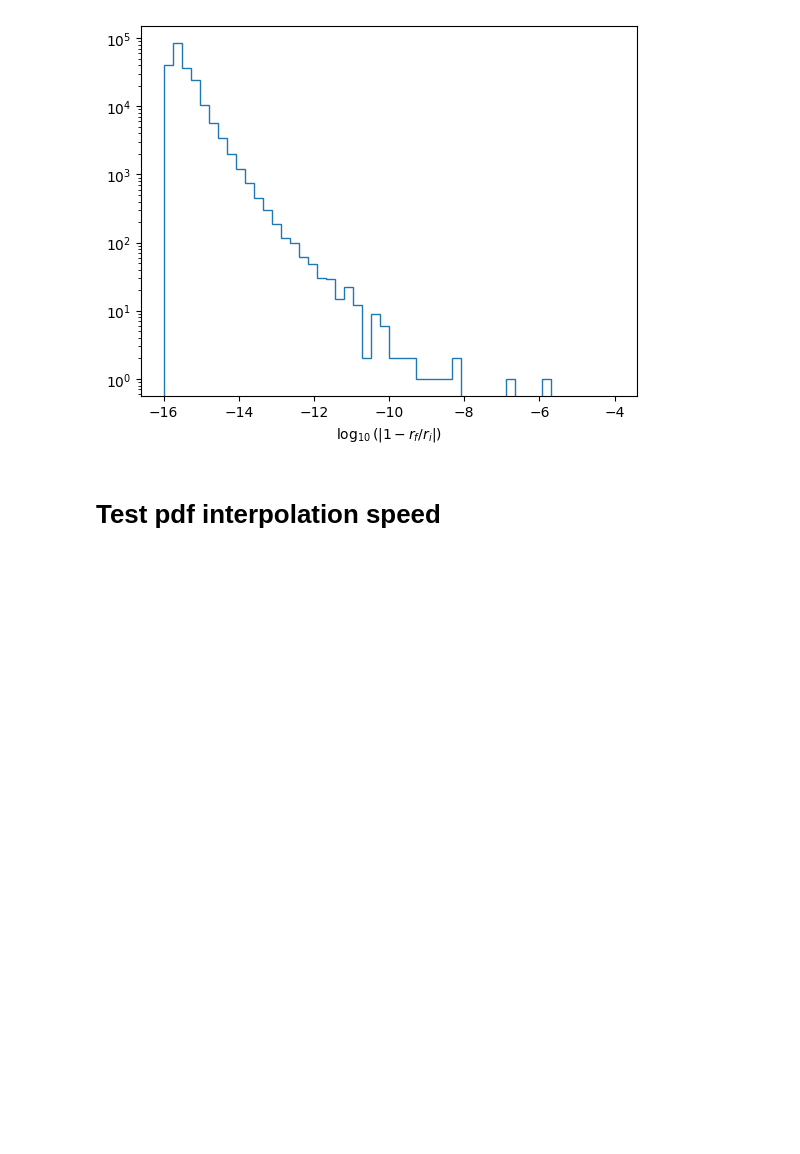
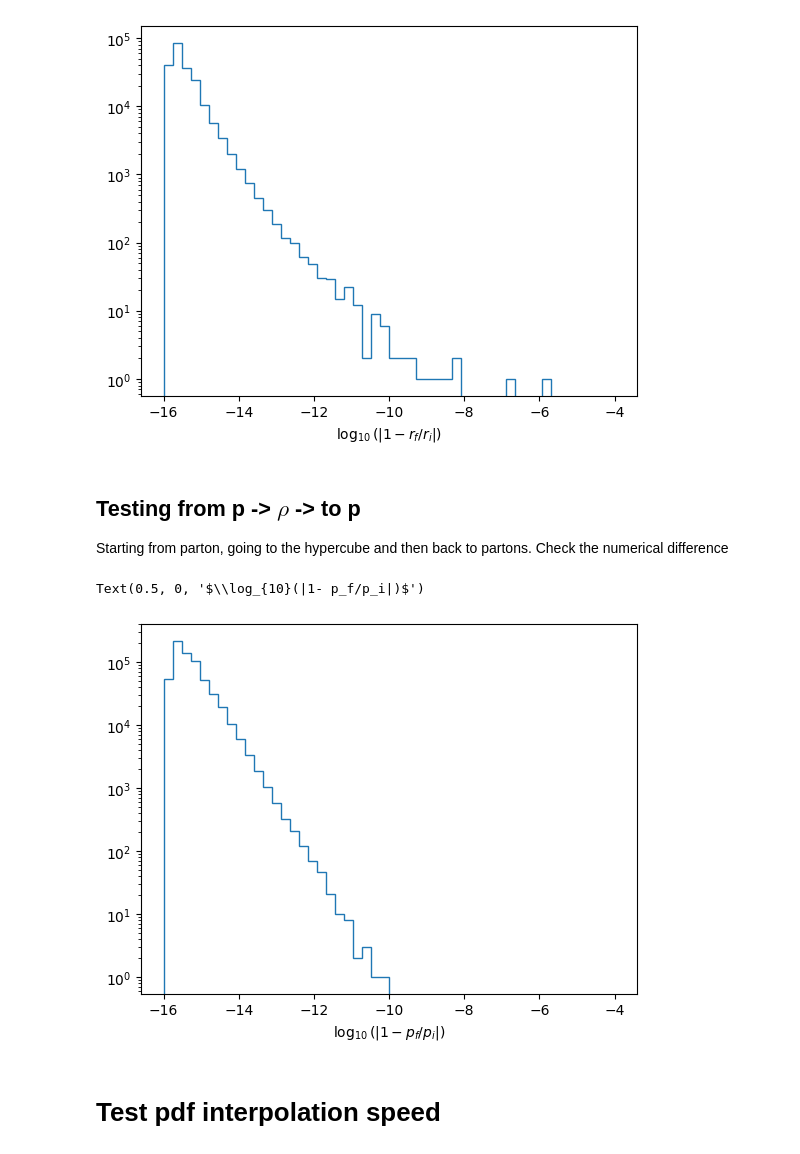
Before and after one commit to valsdav/MEMFlow, a Jupyter notebook: notebooks/RamboTest.ipynb, the cells around one changed output. Saved outputs shown, nothing was run; the diff lists cells and outputs as text; code cells hidden in the pictures; blank space fills up the shorter version.

```diff
--- a/src/memflow/phasespace/RamboTest.ipynb
+++ b/notebooks/RamboTest.ipynb
@@ -114,3 +114,6 @@ rnd_tau = torch.rand(100000, 7)
 # %%
 p, w, x1, x2 = gen.generateKinematics_batch(E_CM, rnd, pdgs=[21,21])
 p_tau, w_tau, x1_tau, x2_tau = gen.generateKinematics_batch(E_CM, rnd_tau, pdgs=[21,21])
+# %%
+%%timeit
+p, w, x1, x2 = gen.generateKinematics_batch(E_CM, rnd, pdgs=[21,21])
@@ -367,6 +374,21 @@ plt.xlabel("$\log_{10}(|1- r_f/r_i|)$")
 # %% [output]
 Text(0.5, 0, '$\\log_{10}(|1- r_f/r_i|)$')
 [figure]
+# %% [markdown]
+## Testing from p -> $\rho$ -> to p
+Starting from parton, going to the hypercube and then back to partons. Check the numerical difference
+# %%
+new_r = torch.cat((r, x2.unsqueeze(1), x1.unsqueeze(1)), axis=-1)
+# %%
+p2, w2, x1_2, x2_2 = gen.generateKinematics_batch(E_CM, new_r, pdgs=[21,21])
+# %%
+plt.hist(torch.log10(torch.abs(1- p/p2)).flatten(),
+        range=(-16,-4), bins=50, histtype="step")
+plt.yscale("log")
+plt.xlabel("$\log_{10}(|1- p_f/p_i|)$")
+# %% [output]
+Text(0.5, 0, '$\\log_{10}(|1- p_f/p_i|)$')
+[figure, added]
 # %% [markdown]
 # Test pdf interpolation speed
 # %%
```
Also changed, not shown: parts of 16 cells of this notebook, 9 other files.
